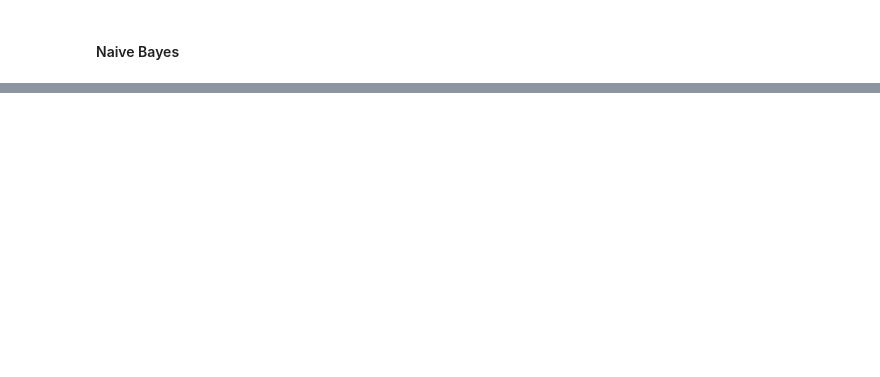
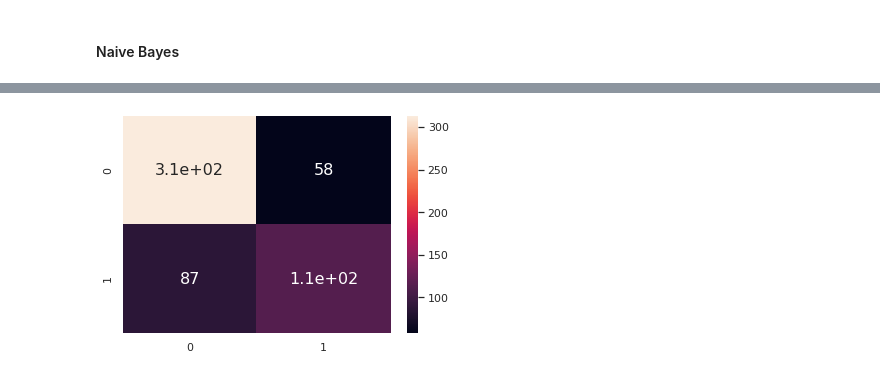
Before and after one commit to samuelpsouza/mmd-assignment, a Jupyter notebook: mr_classifiers.ipynb, the cells around one changed output, grey strips where cells are left out. Saved outputs shown, nothing was run; the diff lists cells and outputs as text; code cells hidden in the pictures; blank space fills up the shorter version.

```diff
--- a/mr_classifiers.ipynb
+++ b/mr_classifiers.ipynb
@@ -288,0 +287,5 @@ plt.show()
+# %%
+from sklearn.metrics import classification_report, confusion_matrix
+
+y_true = result_nb.select(['label']).collect()
+y_pred = result_nb.select(['prediction']).collect()
@@ -288,0 +303,13 @@ plt.show()
+# %%
+import seaborn as sn
+import pandas as pd
+import matplotlib.pyplot as plt
+from sklearn.metrics import confusion_matrix
+
+df_cm = confusion_matrix(y_true,y_pred)
+sn.set(font_scale=1)
+sn.heatmap(df_cm, annot=True, annot_kws={"size": 16})
+
+plt.show()
+# %% [output]
+[figure, added]
```
Also changed, not shown: parts of 19 cells of this notebook.
